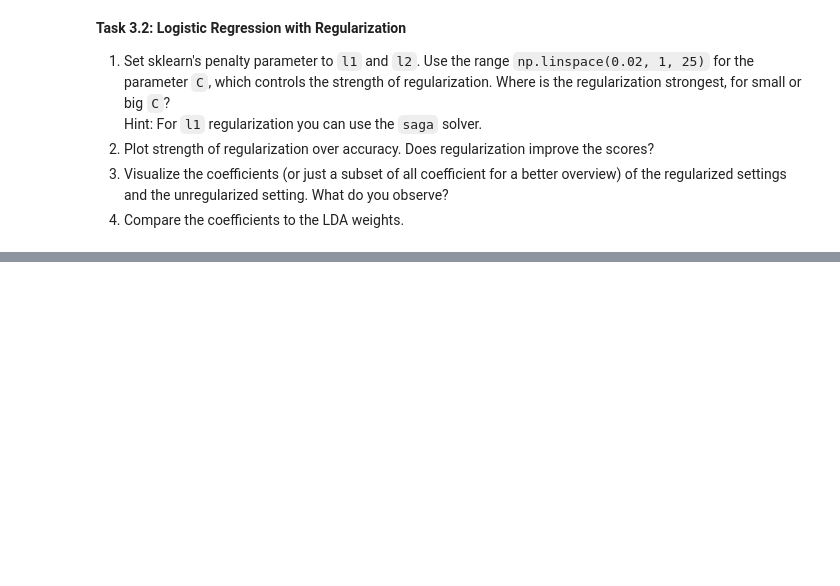
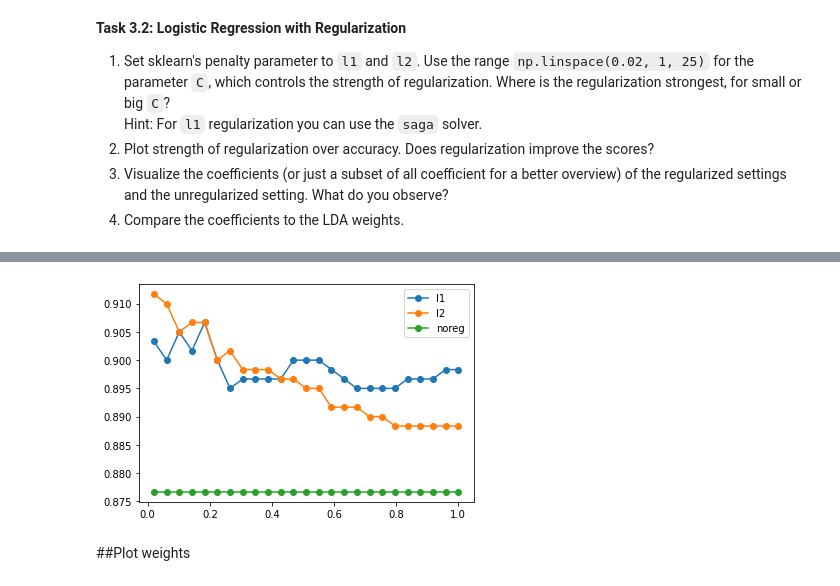
Before and after one commit to fredbec/ml-sose21, a Jupyter notebook: collect/practical_2_rike.ipynb, the cells around one changed output, grey strips where cells are left out. Saved outputs shown, nothing was run; the diff lists cells and outputs as text; code cells hidden in the pictures; blank space fills up the shorter version.

```diff
--- a/collect/practical_2_rike.ipynb
+++ b/collect/practical_2_rike.ipynb
@@ -298,6 +303,10 @@ X_all, t_all = pickle.load(open('data/cnn_features.pickle', 'rb'))
 **Task 3.0: Normalize the data**
 
 Make sure the data has has zero mean and variance 1 per feature.
+# %%
+X_train, X_test, t_train, t_test = split_data(X_all, t_all)
+X = preprocess(X_train)
+X_test = preprocess(X_test)
 # %% [markdown]
 **Task 3.1: Iterative Reweighted Least Squares**
 
@@ -312,0 +369,5 @@ Hints:
+# %%
+def accuracy(y_true, y_pred):
+  n_c = np.sum((y_true == y_pred)) #number of correctly classified
+  acc = n_c/len(y_true)
+  return acc
@@ -312,0 +406,5 @@ Hints:
+# %%
+skmodel = skl.LogisticRegression(penalty = 'none').fit(X, t_train)
+sk_preds_train = skmodel.predict(X)
+sk_preds_test = skmodel.predict(X_test)
+sk_weights = skmodel.coef_
@@ -323,10 +476,15 @@ from matplotlib import pyplot as plt
 # %%
-# regplot = [None, None, None]
-# l1_plot, = plt.plot(np.linspace(0.02, 1, 25), scores['l1'], '-o')
-# l1_plot.set_label('l1')
-# l2_plot, = plt.plot(np.linspace(0.02, 1, 25), scores['l2'], '-o')
-# l2_plot.set_label('l2')
-# noreg_plot, = plt.plot(np.linspace(0.02, 1, 25), [score_noreg]*25, '-o')
-# noreg_plot.set_label('noreg')
-# plt.legend()
-# plt.show()
+regplot = [None, None, None]
+acc_nr = accuracy(t_test, sk_preds_test)
+l1_plot, = plt.plot(np.linspace(0.02, 1, 25), accuracies_l1, '-o')
+l1_plot.set_label('l1')
+l2_plot, = plt.plot(np.linspace(0.02, 1, 25), accuracies_l2, '-o')
+l2_plot.set_label('l2')
+noreg_plot, = plt.plot(np.linspace(0.02, 1, 25), [acc_nr]*25, '-o')
+noreg_plot.set_label('noreg')
+plt.legend()
+plt.show()
+# %% [output]
+[figure, added]
+# %% [markdown]
+##Plot weights
```
Also changed, not shown: parts of 25 cells of this notebook.
